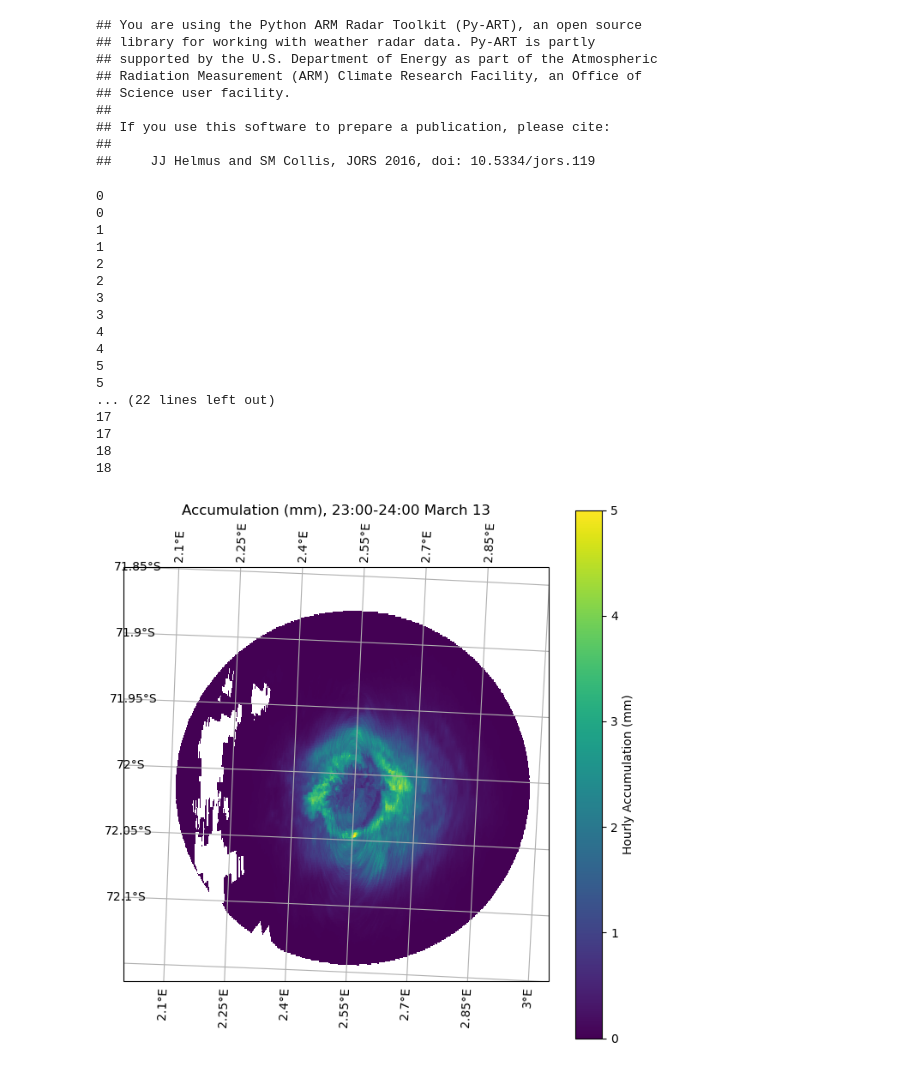
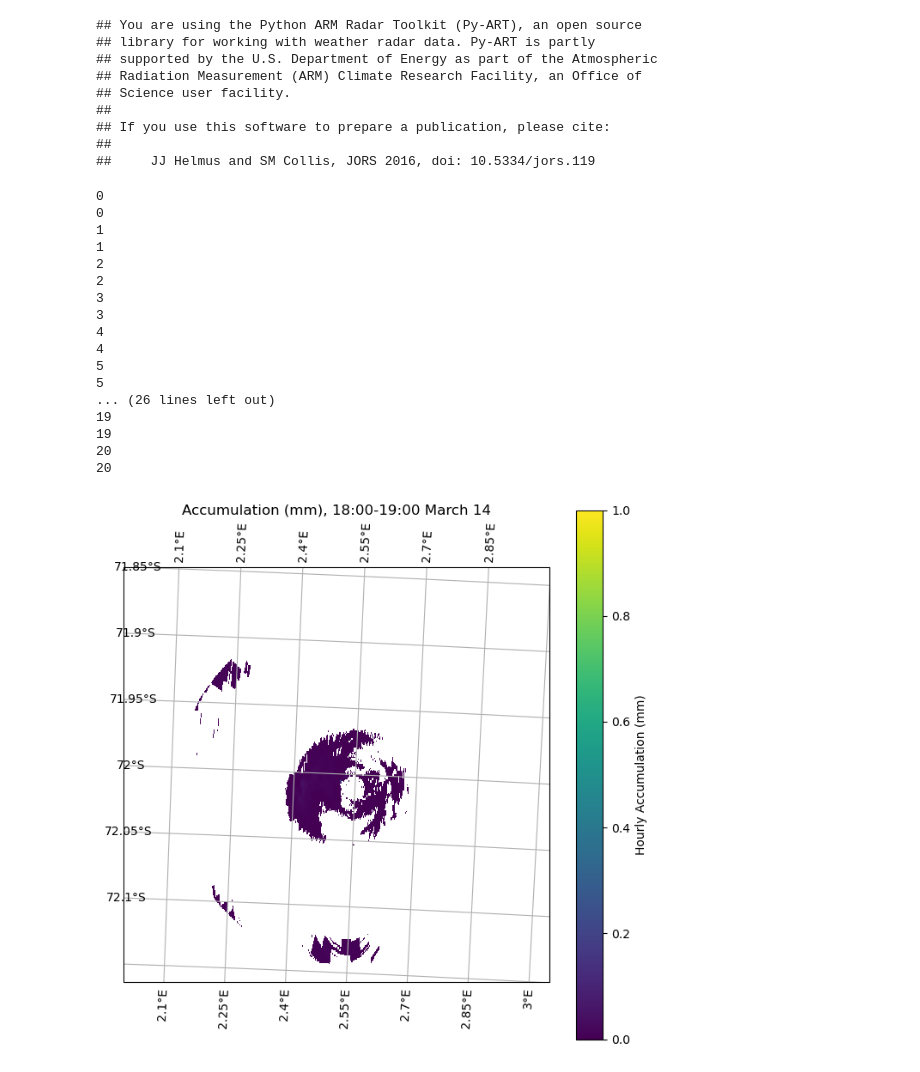
Before and after one commit to Troll-Observing-Network/neumayer-snowfall, a Jupyter notebook: 2D_Radar_New.ipynb, the cells around one changed output. Saved outputs shown, nothing was run; the diff lists cells and outputs as text; code cells hidden in the pictures.

Commit message:
Model plots

```diff
--- a/2D_Radar_New.ipynb
+++ b/2D_Radar_New.ipynb
@@ -27,7 +27,7 @@ from scipy.spatial import KDTree
 # Date of the data
 year = '2025'
 month = '03'
-day = '13'
+day = '14'
 
 # The path to the data directory
 # The data is stored in the following directory structure
@@ -113,7 +113,7 @@ snowGrid = np.empty((nlat, nlon, timesteps))
 
 # iterating over all the hourly radar scans during the given day, and storing in a common data structure on a common grid
 k = 0
-for file in file_list[5:]:
+for file in file_list[:21]:
     print(k)
     ds = xr.open_dataset(file)
     print(k)
@@ -137,9 +137,9 @@ for file in file_list[5:]:
 # Sort the arrays by time
 sort_indices = np.argsort(timeGrid, axis=2)
 
-timeSort_0313 = np.take_along_axis(timeGrid, sort_indices, axis=2)
-dbzSort_0313 = np.take_along_axis(dbzGrid, sort_indices, axis=2)
-snowSort_0313 = np.take_along_axis(snowGrid, sort_indices, axis=2)
+timeSort_0314 = np.take_along_axis(timeGrid, sort_indices, axis=2)
+dbzSort_0314 = np.take_along_axis(dbzGrid, sort_indices, axis=2)
+snowSort_0314 = np.take_along_axis(snowGrid, sort_indices, axis=2)
 # %% [output]
 0
 0
@@ -153,11 +153,11 @@ snowSort_0313 = np.take_along_axis(snowGrid, sort_indices, axis=2)
 4
 5
 5
-... (22 lines left out)
-17
-17
-18
-18
+... (26 lines left out)
+19
+19
+20
+20
 # %%
 # Computes a definite integral over some bounds with trapezoidal integration
 def defIntegral(x, y, a, b, axis=-1):
@@ -269,24 +269,24 @@ def weightedAvg(y):
 
     return avg
 # %%
-hourlyAccum_0313 = weightedAvg(snowSort_0313)
+hourlyAccum_0314 = weightedAvg(snowSort_0314)
 # %%
 fig = plt.figure(figsize=(8, 8))
 
 ax = plt.axes(projection=ccrs.SouthPolarStereo())
 ax.gridlines(draw_labels=True)
 ax.set_extent([2, 3, -72.15, -71.85], crs=ccrs.PlateCarree())
 ax.coastlines()
 
 
 
-cf = ax.pcolormesh(lon_target, lat_target, hourlyAccum_0313[:, :, 23], vmin=0, vmax=5.0, transform=ccrs.PlateCarree(), cmap='viridis')
+cf = ax.pcolormesh(lon_target, lat_target, hourlyAccum_0314[:, :, 18], vmin=0, vmax=1.0, transform=ccrs.PlateCarree(), cmap='viridis')
 plt.colorbar(cf, label='Hourly Accumulation (mm)')
-plt.title("Accumulation (mm), 23:00-24:00 March 13")
+plt.title("Accumulation (mm), 18:00-19:00 March 14")
 
 plt.show()
 # %% [output]
-[figure, old version]
+[figure, new version]
 # %%
 #file_path = '/gws/nopw/j04/tone_ico_gws/cloudnet/neumayer/radar/20230426_neumayer_mira.nc'
 modfile_path = '/gws/nopw/j04/tone_ico_gws/cloudnet/troll/era5/8c77d7d4c6e1d8b637bca6cfa6a85450.nc'
```
Also changed, not shown: parts of 1 cell of this notebook, 34 other files.
